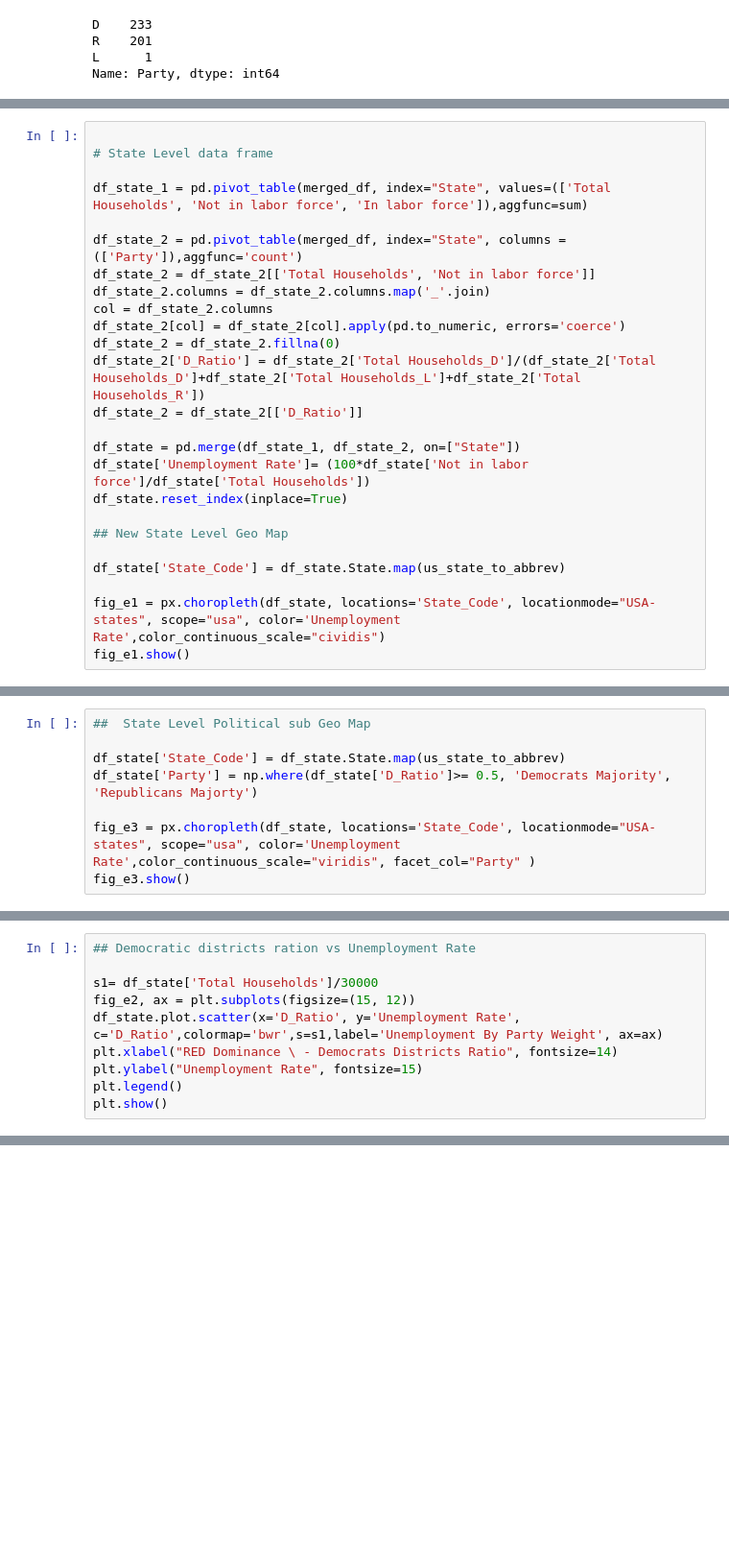
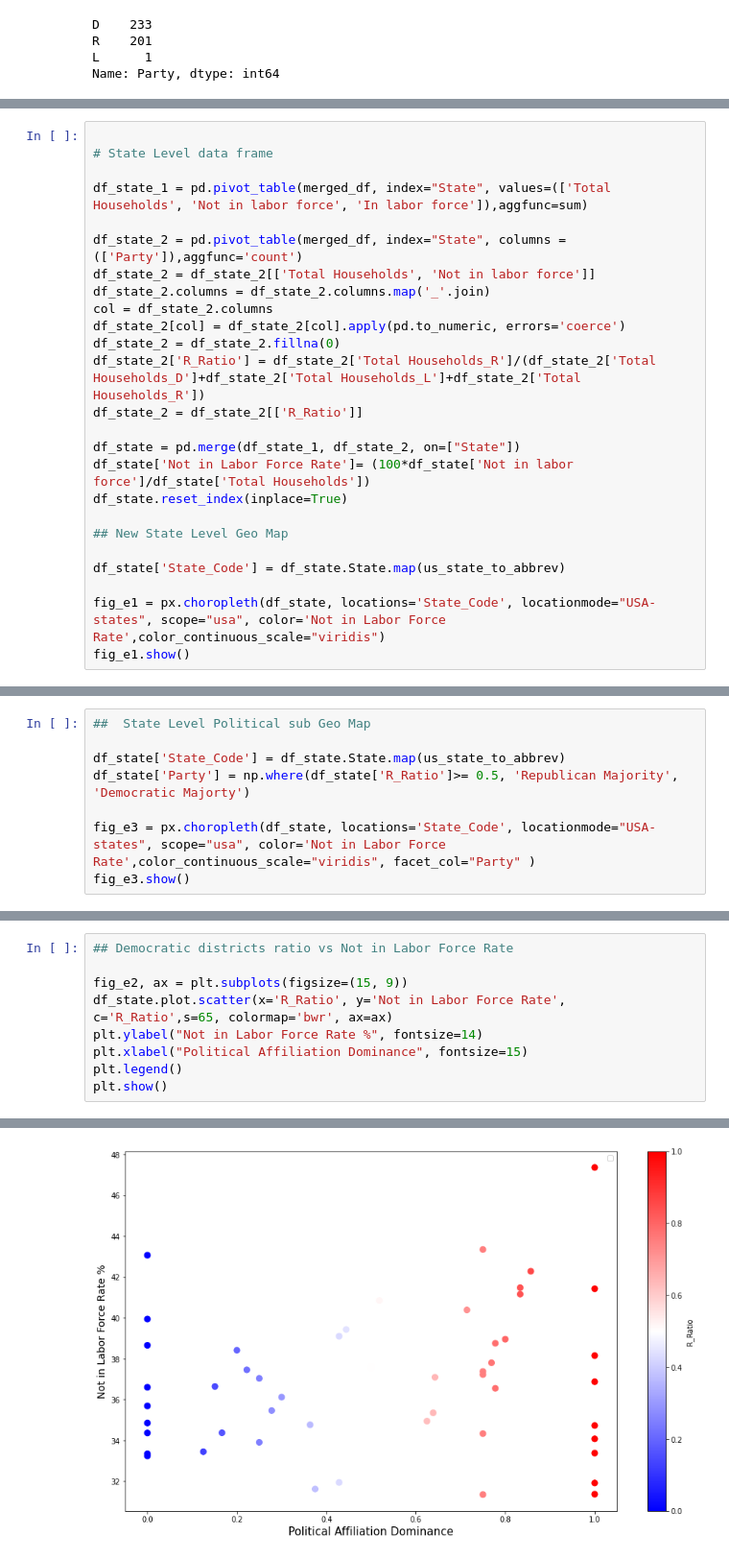
Before and after one commit to maxsohl/CongressionalBook, a Jupyter notebook: Labor_force_participation_rate_by_state_vs_political_affiliation.ipynb, the cells around one changed output, grey strips where cells are left out. Shown at 96% size. Drawn from its saved outputs; the diff is of its cells as text; blank space fills up the shorter version.

```diff
--- a/Labor_force_participation_rate_by_state_vs_political_affiliation.ipynb
+++ b/Labor_force_participation_rate_by_state_vs_political_affiliation.ipynb
@@ -200,18 +231,18 @@ df_state_2.columns = df_state_2.columns.map('_'.join)
 col = df_state_2.columns
 df_state_2[col] = df_state_2[col].apply(pd.to_numeric, errors='coerce')
 df_state_2 = df_state_2.fillna(0)
-df_state_2['D_Ratio'] = df_state_2['Total Households_D']/(df_state_2['Total Households_D']+df_state_2['Total Households_L']+df_state_2['Total Households_R'])
-df_state_2 = df_state_2[['D_Ratio']]
+df_state_2['R_Ratio'] = df_state_2['Total Households_R']/(df_state_2['Total Households_D']+df_state_2['Total Households_L']+df_state_2['Total Households_R'])
+df_state_2 = df_state_2[['R_Ratio']]
 
 df_state = pd.merge(df_state_1, df_state_2, on=["State"])
-df_state['Unemployment Rate']= (100*df_state['Not in labor force']/df_state['Total Households'])
+df_state['Not in Labor Force Rate']= (100*df_state['Not in labor force']/df_state['Total Households'])
 df_state.reset_index(inplace=True)
 
 ## New State Level Geo Map
 
 df_state['State_Code'] = df_state.State.map(us_state_to_abbrev)
 
-fig_e1 = px.choropleth(df_state, locations='State_Code', locationmode="USA-states", scope="usa", color='Unemployment Rate',color_continuous_scale="cividis")
+fig_e1 = px.choropleth(df_state, locations='State_Code', locationmode="USA-states", scope="usa", color='Not in Labor Force Rate',color_continuous_scale="viridis")
 fig_e1.show()
 # %% [output]
 [interactive output not drawn]
@@ -219,9 +250,9 @@ fig_e1.show()
 ##  State Level Political sub Geo Map
 
 df_state['State_Code'] = df_state.State.map(us_state_to_abbrev)
-df_state['Party'] = np.where(df_state['D_Ratio']>= 0.5, 'Democrats Majority', 'Republicans Majorty')
+df_state['Party'] = np.where(df_state['R_Ratio']>= 0.5, 'Republican Majority', 'Democratic Majorty')
 
-fig_e3 = px.choropleth(df_state, locations='State_Code', locationmode="USA-states", scope="usa", color='Unemployment Rate',color_continuous_scale="viridis", facet_col="Party" )
+fig_e3 = px.choropleth(df_state, locations='State_Code', locationmode="USA-states", scope="usa", color='Not in Labor Force Rate',color_continuous_scale="viridis", facet_col="Party" )
 fig_e3.show()
 # %% [output]
 [interactive output not drawn]
@@ -230,10 +264,10 @@ https://towardsdatascience.com/simplest-way-of-creating-a-choropleth-map-by-u-s-
 # %%
-## Democratic districts ration vs Unemployment Rate
+## Democratic districts ratio vs Not in Labor Force Rate
 
-s1= df_state['Total Households']/30000
-fig_e2, ax = plt.subplots(figsize=(15, 12))
-df_state.plot.scatter(x='D_Ratio', y='Unemployment Rate', c='D_Ratio',colormap='bwr',s=s1,label='Unemployment By Party Weight', ax=ax)
-plt.xlabel("RED Dominance \ - Democrats Districts Ratio", fontsize=14)
-plt.ylabel("Unemployment Rate", fontsize=15)
+fig_e2, ax = plt.subplots(figsize=(15, 9))
+df_state.plot.scatter(x='R_Ratio', y='Not in Labor Force Rate', c='R_Ratio',s=65, colormap='bwr', ax=ax)
+plt.ylabel("Not in Labor Force Rate %", fontsize=14)
+plt.xlabel("Political Affiliation Dominance", fontsize=15)
 plt.legend()
 plt.show()
+# %% [output]
@@ -239,0 +275 @@ plt.show()
+[figure, added]
```
Also changed, not shown: parts of 30 cells of this notebook.
